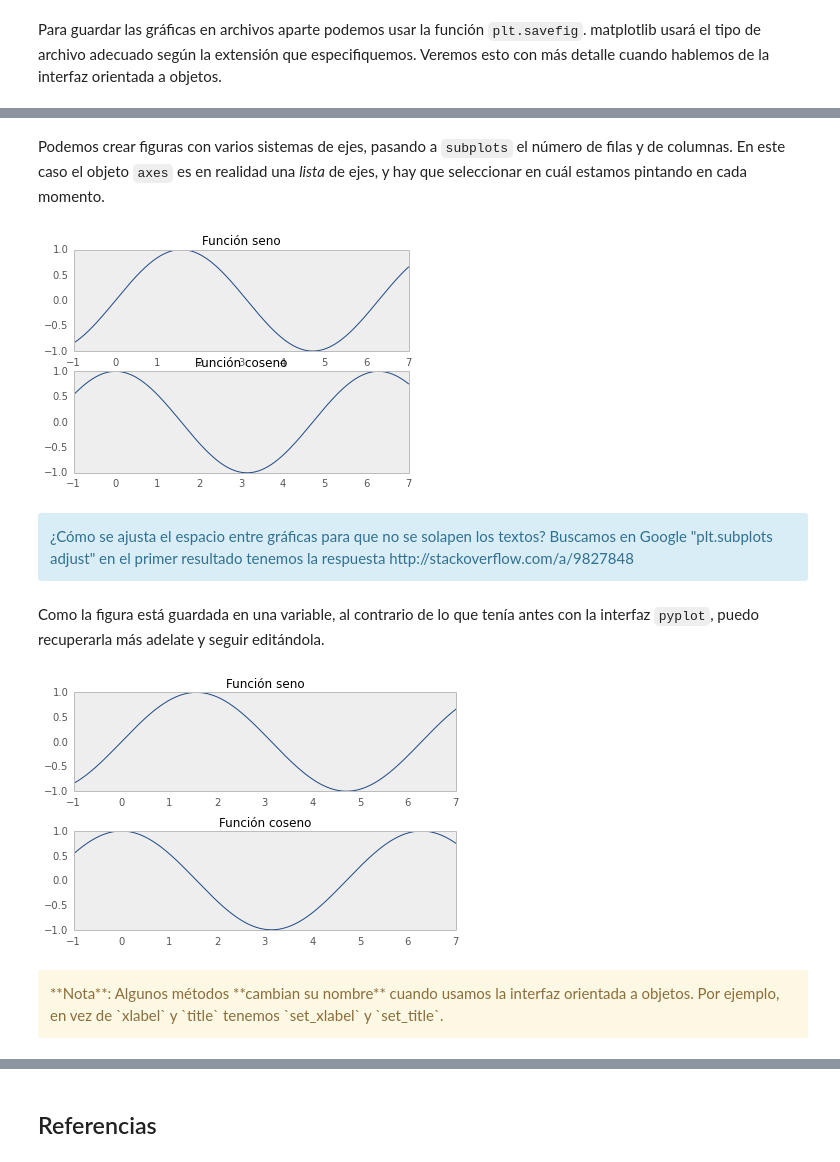
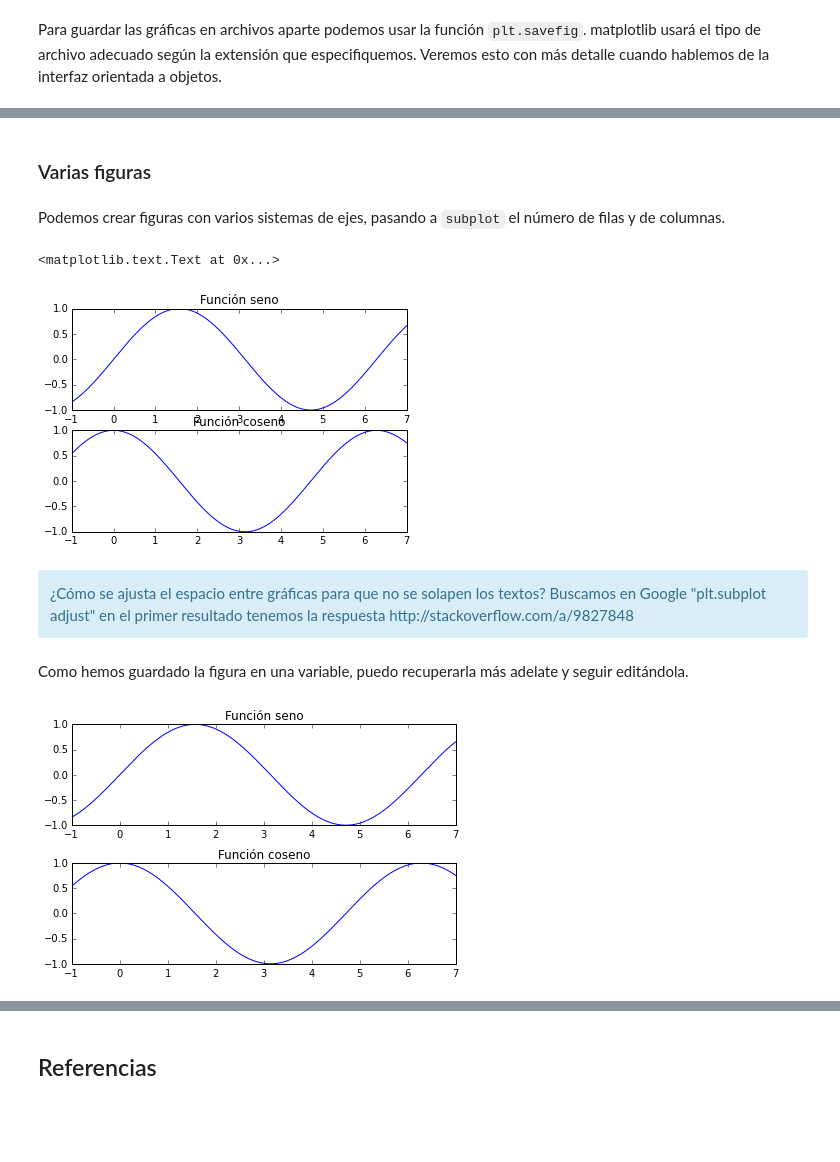
Before and after one commit to AeroPython/Curso_AeroPython, a Jupyter notebook: Notebooks/Clase2b_Visualizacion-matplotlib.ipynb, the cells around one changed output, grey strips where cells are left out. Cells and saved outputs as stored; diff of their text form; code cells hidden in the pictures; blank space fills up the shorter version.

```diff
--- a/Notebooks/Clase2b_Visualizacion-matplotlib.ipynb
+++ b/Notebooks/Clase2b_Visualizacion-matplotlib.ipynb
@@ -176,29 +202,29 @@ fig.savefig("grafica1.png")
+# %% [markdown]
+### Varias figuras
 # %% [markdown]
-Podemos crear figuras con varios sistemas de ejes, pasando a `subplots` el número de filas y de columnas. En este caso el objeto `axes` es en realidad una *lista* de ejes, y hay que seleccionar en cuál estamos pintando en cada momento.
+Podemos crear figuras con varios sistemas de ejes, pasando a `subplot` el número de filas y de columnas.
 # %%
 x = np.linspace(-1, 7, 1000)
 
-fig, axes = plt.subplots(2, 1)
+fig = plt.figure()
+plt.subplot(211)
+plt.plot(x, np.sin(x))
+plt.grid(False)
+plt.title("Función seno")
 
-axes[0].plot(x, np.sin(x))
-axes[0].grid(False)
-axes[0].set_title("Función seno")
-
-axes[1].plot(x, np.cos(x))
-axes[1].grid(False)
-axes[1].set_title("Función coseno")
-
-fig.savefig("grafica2.png")
+plt.subplot(212)
+plt.plot(x, np.cos(x))
+plt.grid(False)
+plt.title("Función coseno")
 # %% [output]
+<matplotlib.text.Text at 0x...>
-[figure, old version]
+[figure, new version]
 # %% [markdown]
-<div class="alert alert-info">¿Cómo se ajusta el espacio entre gráficas para que no se solapen los textos? Buscamos en Google "plt.subplots adjust" en el primer resultado tenemos la respuesta http://stackoverflow.com/a/9827848</div>
+<div class="alert alert-info">¿Cómo se ajusta el espacio entre gráficas para que no se solapen los textos? Buscamos en Google "plt.subplot adjust" en el primer resultado tenemos la respuesta http://stackoverflow.com/a/9827848</div>
 # %% [markdown]
-Como la figura está guardada en una variable, al contrario de lo que tenía antes con la interfaz `pyplot`, puedo recuperarla más adelate y seguir editándola.
+Como hemos guardado la figura en una variable, puedo recuperarla más adelate y seguir editándola.
 # %%
 fig.tight_layout()
 fig
 # %% [output]
-[figure, old version]
+[figure, new version]
-# %% [markdown]
-<div class="alert alert-warning">**Nota**: Algunos métodos **cambian su nombre** cuando usamos la interfaz orientada a objetos. Por ejemplo, en vez de `xlabel` y `title` tenemos `set_xlabel` y `set_title`.</div>
```
Also changed, not shown: parts of 48 cells of this notebook, 3 other files.
